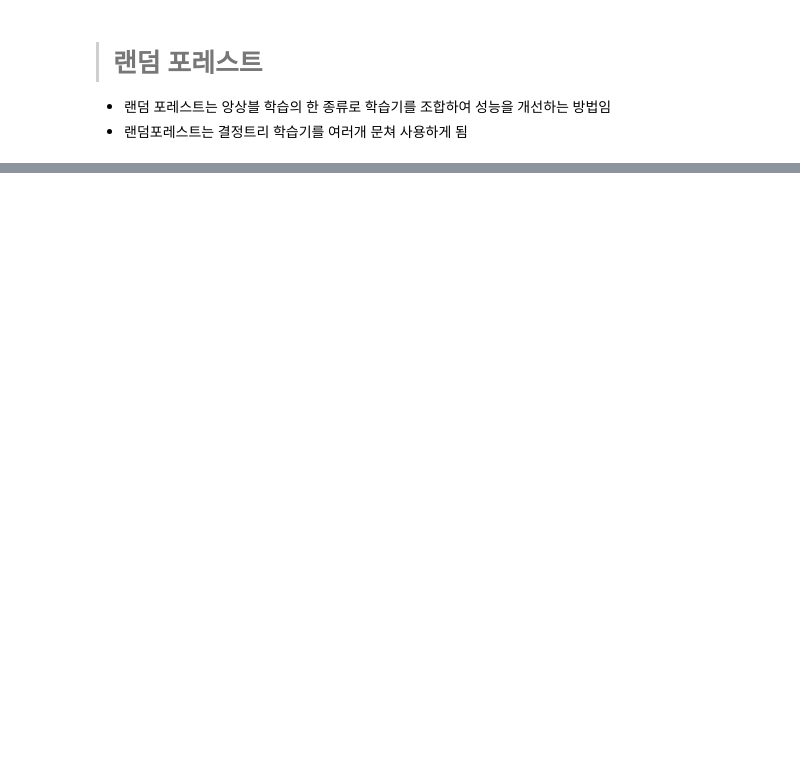
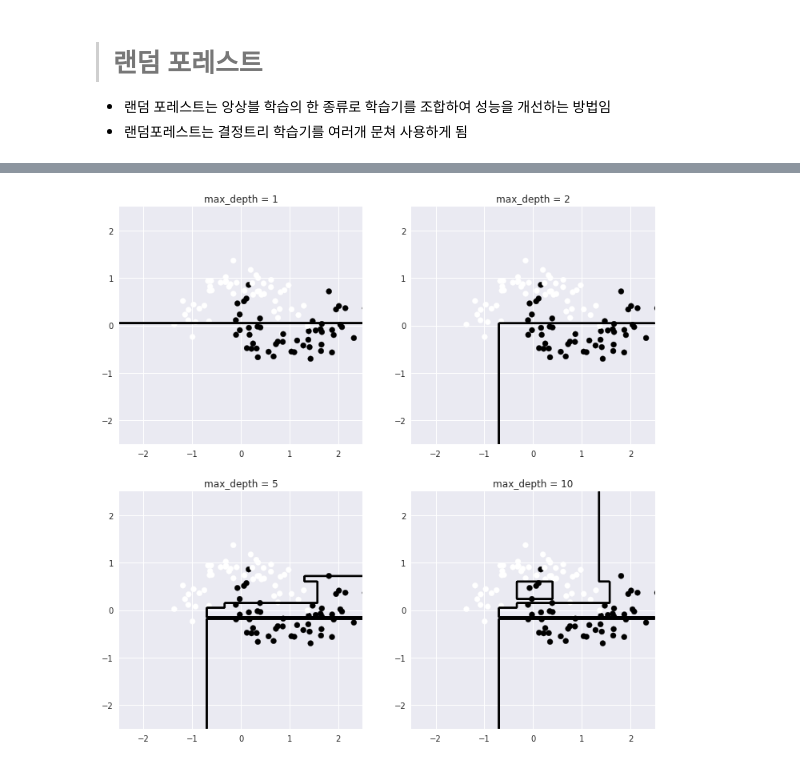
Before and after one commit to kookoowaa/ML_with_GCP, a Jupyter notebook: 05-4 Random forest.ipynb, the cells around one changed output, grey strips where cells are left out. Drawn from its saved outputs; the diff is of its cells as text; code cells hidden in the pictures; blank space fills up the shorter version.

```diff
--- a/05-4 Random forest.ipynb
+++ b/05-4 Random forest.ipynb
@@ -47,0 +73,25 @@ def plot_boundary2(clf):
+# %%
+classifier = RandomForestClassifier(random_state = 42, n_estimators = 1)
+
+fig, axs = plt.subplots(2, 2, figsize = (12, 12))
+axs = axs.ravel()
+
+xx, yy = np.meshgrid(np.linspace(-2.5, 2.5, 300),
+                     np.linspace(-2.5, 2.5, 300))
+order = 0
+for depth in [1,2,5,10]:
+  classifier.max_depth = depth
+  classifier.fit(X = X_dataset, y = y_dataset)
+
+  axs[order].scatter('x0', 'x1', c = 'y', data = dataset)
+  axs[order].set_ylim(-2.5,2.5)
+  axs[order].set_xlim(-2.5,2.5)
+
+  Z = classifier.predict(np.c_[xx.ravel(), yy.ravel()])
+  Z = Z.reshape(xx.shape)
+
+  axs[order].contour(xx, yy, Z, colors='k', linestyles=['-'])
+  axs[order].set_title('max_depth = %d' % depth)
+  order+=1
+# %% [output]
+[figure, added]
```
Also changed, not shown: parts of 16 cells of this notebook.
